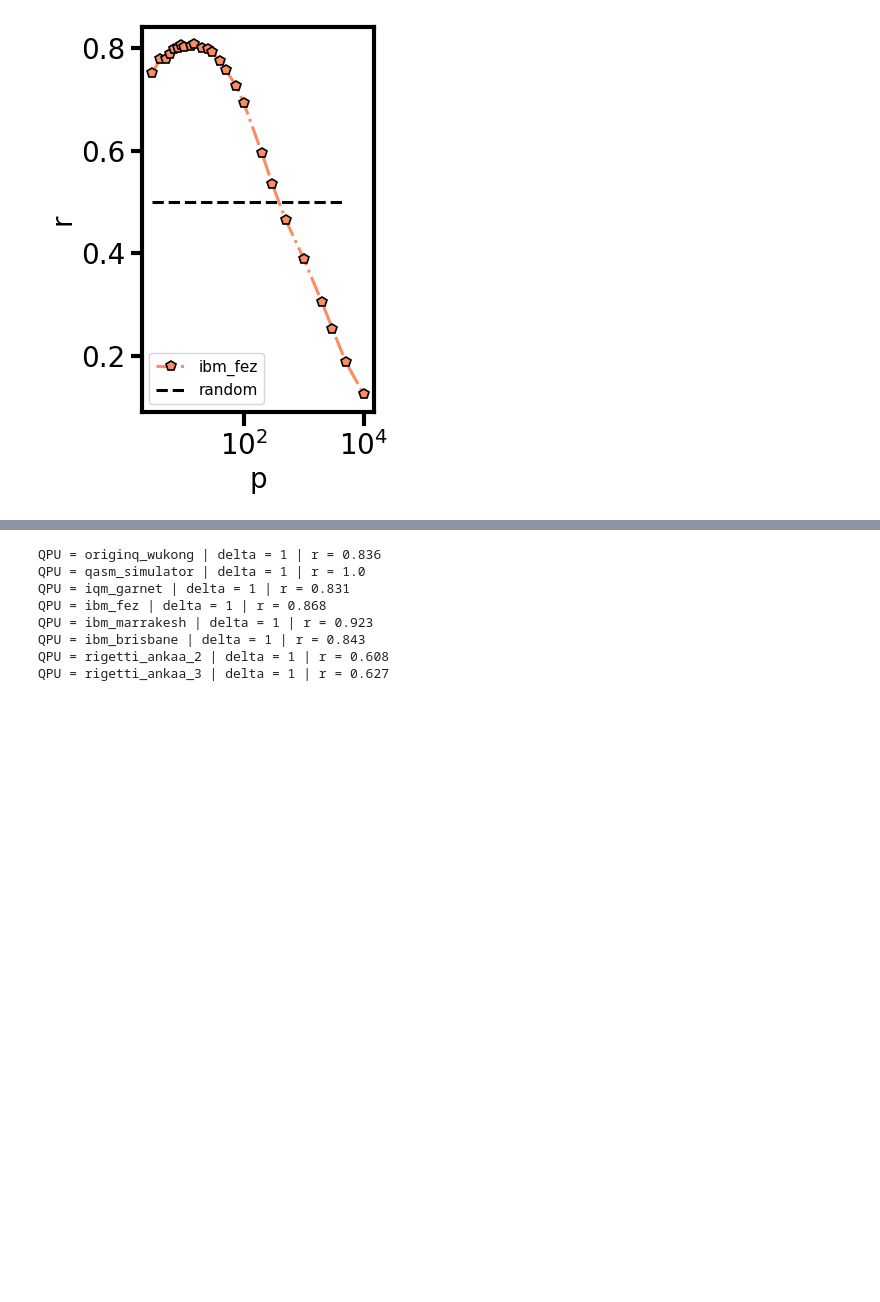
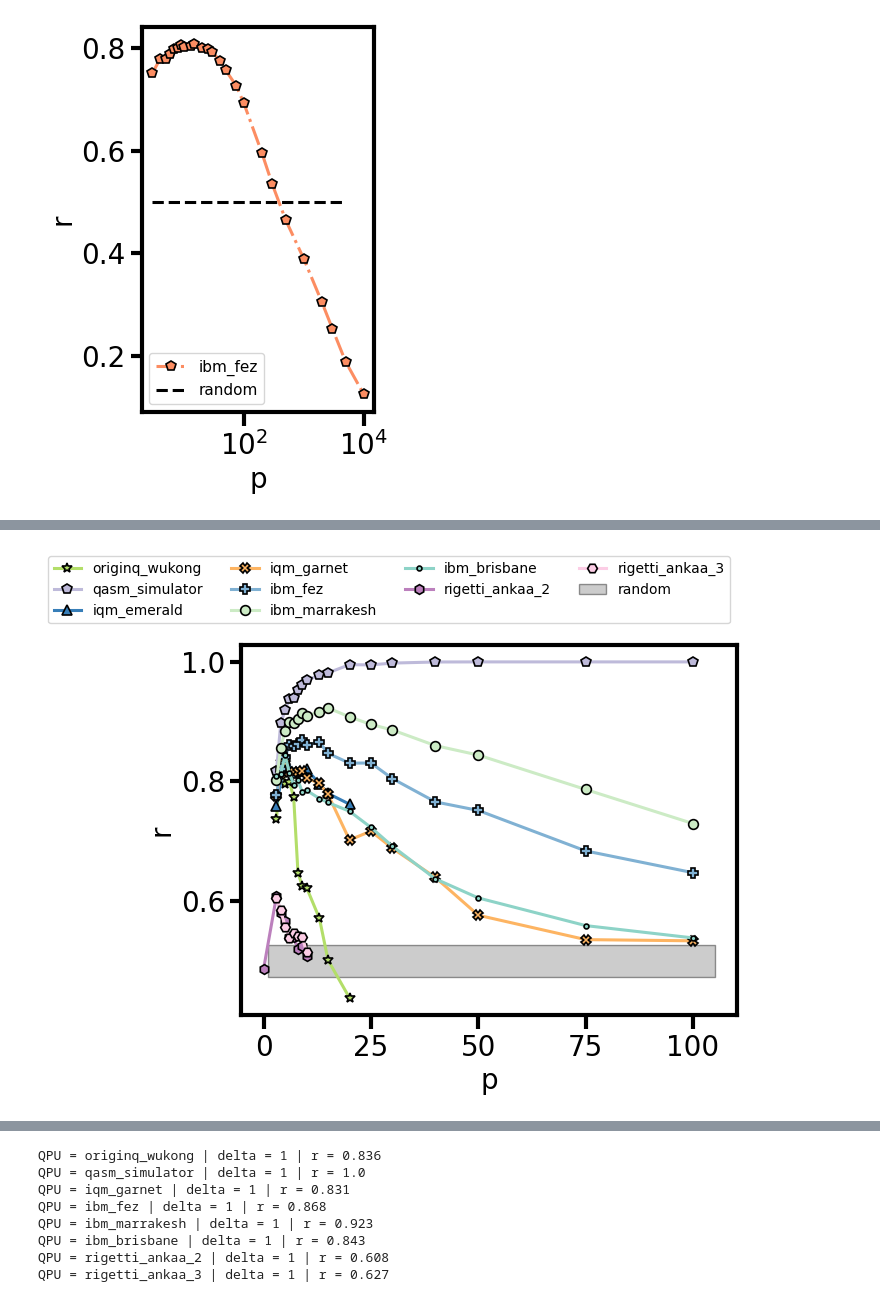
Before and after one commit to alejomonbar/LR-QAOA-QPU-Benchmarking, a Jupyter notebook: 1D-Chain-Figures.ipynb, the cells around one changed output, grey strips where cells are left out. Saved outputs shown, nothing was run; the diff lists cells and outputs as text; code cells hidden in the pictures; blank space fills up the shorter version.

```diff
--- a/1D-Chain-Figures.ipynb
+++ b/1D-Chain-Figures.ipynb
@@ -332,0 +347,94 @@ QPU: ibm_fez |  r = (np.float64(0.8076692307692307), 15)
+# %%
+# Define the number of qubits in the problem
+nq = 5
+
+# Define additional suffix for post-processing case (if any)
+case = ""  # "" or "_mitig"
+
+# Property to plot (e.g., "r" represents the approximation ratio or prob probability of success)
+prop = "r"
+colors2 = plt.get_cmap("Set1")
+# List of quantum backends to compare
+backends = ["qasm_simulator", "iqm_emerald","iqm_garnet", "ibm_fez", "ibm_marrakesh", "ibm_brisbane", "rigetti_ankaa_2", "rigetti_ankaa_3"]
+n_case = 0
+used = [["qasm_simulator"]]
+# Load results for each backend from stored numpy files
+results = {name: np.load(f"./Data/{name}/{nq}_1D.npy", allow_pickle=True).item() for name in backends}
+results["originq_wukong"] = np.load(f"./Data/originq_wukong/{nq}_1D_2.npy", allow_pickle=True).item()
+results["iqm_sirius"] = np.load(f"./Data/iqm_sirius/{nq}_1D_Single.npy", allow_pickle=True).item()
+results["iqm_emerald"] = np.load(f"./Data/iqm_emerald/{nq}_1D_aws.npy", allow_pickle=True).item()
+
+# Define markers for different backends
+markers = {
+    "ibm_marrakesh": "o", "ibm_brisbane": ".", "iqm_garnet": "X","iqm_sirius": "o", "iqm_emerald":"^",
+    "qasm_simulator": "p", "ibm_torino-v1": "^", "ibm_fez": "P", "rigetti_ankaa_2": "h", "originq_wukong":"*","rigetti_ankaa_3": "H"
+}
+
+# Define colors for different backends using a color map
+colors = plt.get_cmap("Set3")
+color = {
+    "ibm_marrakesh": colors(10), "ibm_brisbane": colors(0), "iqm_garnet": colors(5),
+    "qasm_simulator": colors(2), "ibm_torino-v1": colors(3), "ibm_fez": colors(4),
+    "rigetti_ankaa_2": colors(9),"originq_wukong":colors(6),"rigetti_ankaa_3": colors(7),
+    "iqm_sirius":colors2(0), "iqm_emerald":colors2(1),
+}
+
+# Initialize the plot
+fig, ax = plt.subplots()
+backends = ["originq_wukong"] + backends
+# Iterate over each backend to plot performance results
+for name in backends:
+    delta = results[name]["Deltas"][0]  # Extract delta value
+    ps = results[name]["ps"]  # Extract QAOA layer depths
+    best_mean = 0  # Store the best mean result
+
+    # Iterate over all available sections of post-processed results
+    for sec_i in results[name][f"postprocessing{case}"][delta][ps[0]].keys():
+        res_i = [results[name][f"postprocessing{case}"][delta][p][sec_i][prop] for p in ps]
+
+        # Update best section based on the highest mean value
+        if np.mean(res_i) > best_mean:
+            best_sec = res_i
+            best_mean = np.mean(res_i)
+
+    # Print the best approximation ratio for this backend
+    print(f"QPU = {name} | delta = {delta} | r = {round(max(best_sec), 3)}")
+
+    # Plot the performance of this backend
+    ax.plot(results[name]["ps"], best_sec, label=name, color=color[name], marker=markers[name],
+            markeredgecolor="black", markersize=7)
+
+# Generate random baseline data for comparison
+rand_data = []
+for v, c in zip(results["qasm_simulator"]["random"+case]["results"][:, 1],
+                results["qasm_simulator"]["random"+case]["results"][:, 2]):
+    rand_data += int(c) * [v]
+
+# Compute statistics over 100 random samples
+rand_mean = []
+for i in range(100):
+    np.random.shuffle(rand_data)
+    rand_mean.append(np.mean(rand_data[:1000]))
+
+# Convert random mean values to numpy array
+rand_mean = np.array(rand_mean)
+
+# Compute the mean and standard deviation for the random baseline
+y1 = rand_mean.mean()
+y2 = 3 * rand_mean.std()
+
+# Plot a shaded region to represent the random baseline performance
+ax.fill_between([1, 105], [y1 - y2, y1 - y2], [y1 + y2, y1 + y2],
+                color="gray", alpha=0.4, edgecolor="black", label="random")
+
+# Add labels and legend
+ax.legend(loc="center right", bbox_to_anchor=(1, 1.15), ncols=4, fontsize=10)
+ax.set_ylabel(prop)
+ax.set_xlabel("p")
+# ax.set_xscale("log")
+# ax.set_xlim(2,150)
+
+# Save the figure as a PDF
+fig.savefig(f"./Figures/1D-Chain/IQM_IBM_comparison_{nq}{case}_{prop}.pdf",
+            bbox_inches="tight", transparent=True)
+# %% [output]
@@ -332,0 +450 @@ QPU: ibm_fez |  r = (np.float64(0.8076692307692307), 15)
+[figure, added]
```
Also changed, not shown: parts of 15 cells of this notebook, 31 other files.
